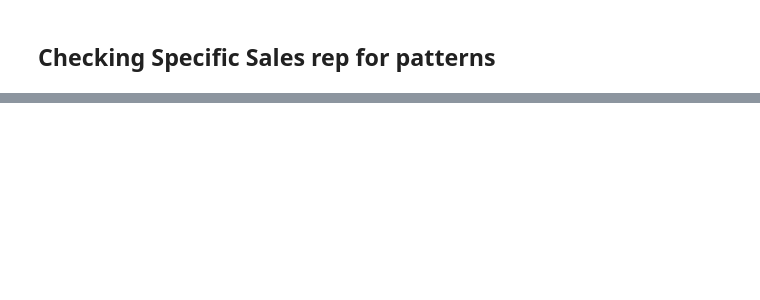
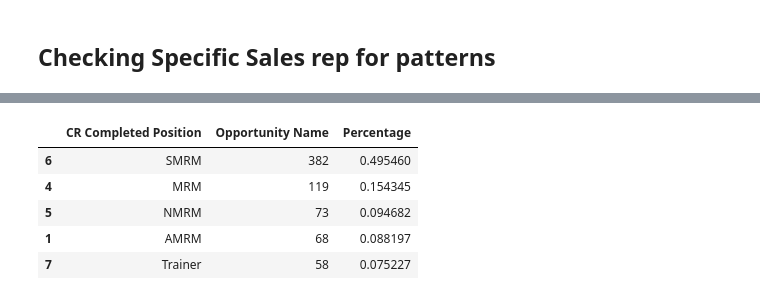
Before and after one commit to rapiinel/sales_rep_lead_preference, a Jupyter notebook: Sales Rep Lead Preference.ipynb, the cells around one changed output, grey strips where cells are left out. Drawn from its saved outputs; the diff is of its cells as text; code cells hidden in the pictures; blank space fills up the shorter version.

```diff
--- a/Sales Rep Lead Preference.ipynb
+++ b/Sales Rep Lead Preference.ipynb
@@ -316,0 +331,17 @@ salesrep
+# %%
+# overall position deals
+df_deal_2 = df_deal.dropna(subset = ['CR Completed Position']).copy()
+df_deal_2['CR Completed Position'] = df_deal_2.apply(lambda x: position_mapping[x['CR Completed Position']], axis = 1)
+position_deal = df_deal_2.pivot_table(index = 'CR Completed Position', values = 'Opportunity Name', aggfunc = 'count')
+# %%
+position_deal.reset_index(drop = False, inplace = True)
+position_deal['Percentage'] = position_deal.apply(lambda x: x['Opportunity Name'] / position_deal['Opportunity Name'].sum(), axis = 1)
+position_deal.sort_values(by = 'Opportunity Name', ascending = False, inplace =True)
+position_deal.head()
+# %% [output]
+|  | CR Completed Position | Opportunity Name | Percentage |
+| 6 | SMRM | 382 | 0.495460 |
+| 4 | MRM | 119 | 0.154345 |
+| 5 | NMRM | 73 | 0.094682 |
+| 1 | AMRM | 68 | 0.088197 |
+| 7 | Trainer | 58 | 0.075227 |
```
Also changed, not shown: parts of 15 cells of this notebook.
